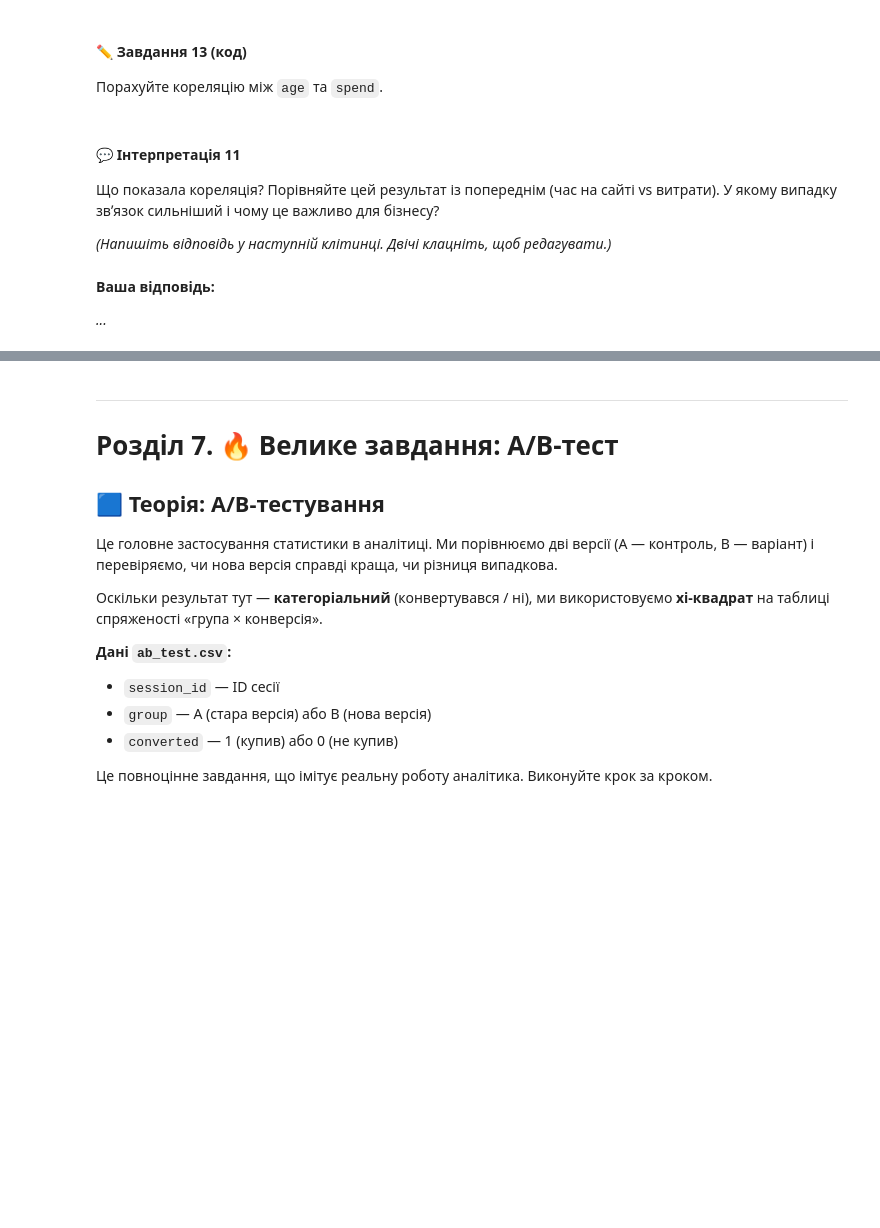
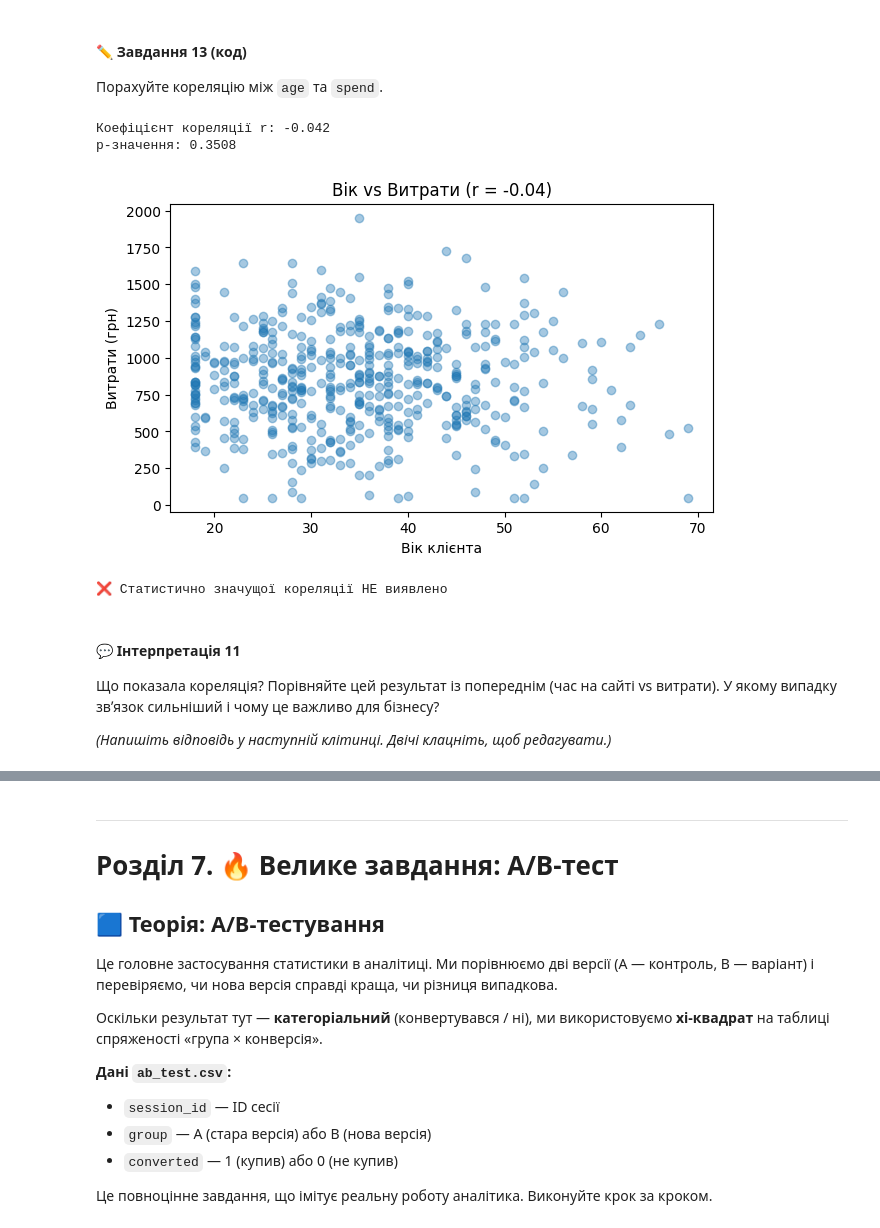
Before and after one commit to DymaStar/DTA_2026, a Jupyter notebook: HW/DS_HW160626"practice_stat_tests_ipynb".ipynb, the cells around one changed output, grey strips where cells are left out. Saved outputs shown, nothing was run; the diff lists cells and outputs as text; code cells hidden in the pictures; blank space fills up the shorter version.

```diff
--- a/HW/DS_HW160626"practice_stat_tests_ipynb".ipynb
+++ b/HW/DS_HW160626"practice_stat_tests_ipynb".ipynb
@@ -713,10 +817,35 @@ p-значення: 4.05e-85
+# %%
+# Завдання 13:
+# ===========================================
+# Кореляція Пірсона між age та spend
+# ===========================================
+
+# H0: лінійного зв'язку між віком і витратами немає
+# H1: лінійний зв'язок є
+r, p_value = stats.pearsonr(df["age"], df["spend"])
+
+print(f"Коефіцієнт кореляції r: {r:.3f}")
+print(f"p-значення: {p_value:.4f}")
+
+plt.figure(figsize=(7, 4))
+plt.scatter(df["age"], df["spend"], alpha=0.4)
+plt.xlabel("Вік клієнта")
+plt.ylabel("Витрати (грн)")
+plt.title(f"Вік vs Витрати (r = {r:.2f})")
+plt.show()
+
+if p_value < 0.05:
+    print("✅ Кореляція статистично значуща")
+else:
+    print("❌ Статистично значущої кореляції НЕ виявлено")
+# %% [output]
+Коефіцієнт кореляції r: -0.042
+p-значення: 0.3508
+[figure, added]
+❌ Статистично значущої кореляції НЕ виявлено
 # %% [markdown]
 #### 💬 Інтерпретація 11
 
 Що показала кореляція? Порівняйте цей результат із попереднім (час на сайті vs витрати). У якому випадку звʼязок сильніший і чому це важливо для бізнесу?
 
 *(Напишіть відповідь у наступній клітинці. Двічі клацніть, щоб редагувати.)*
-# %% [markdown]
-**Ваша відповідь:**
-
-*...*
```
Also changed, not shown: parts of 66 cells of this notebook.
